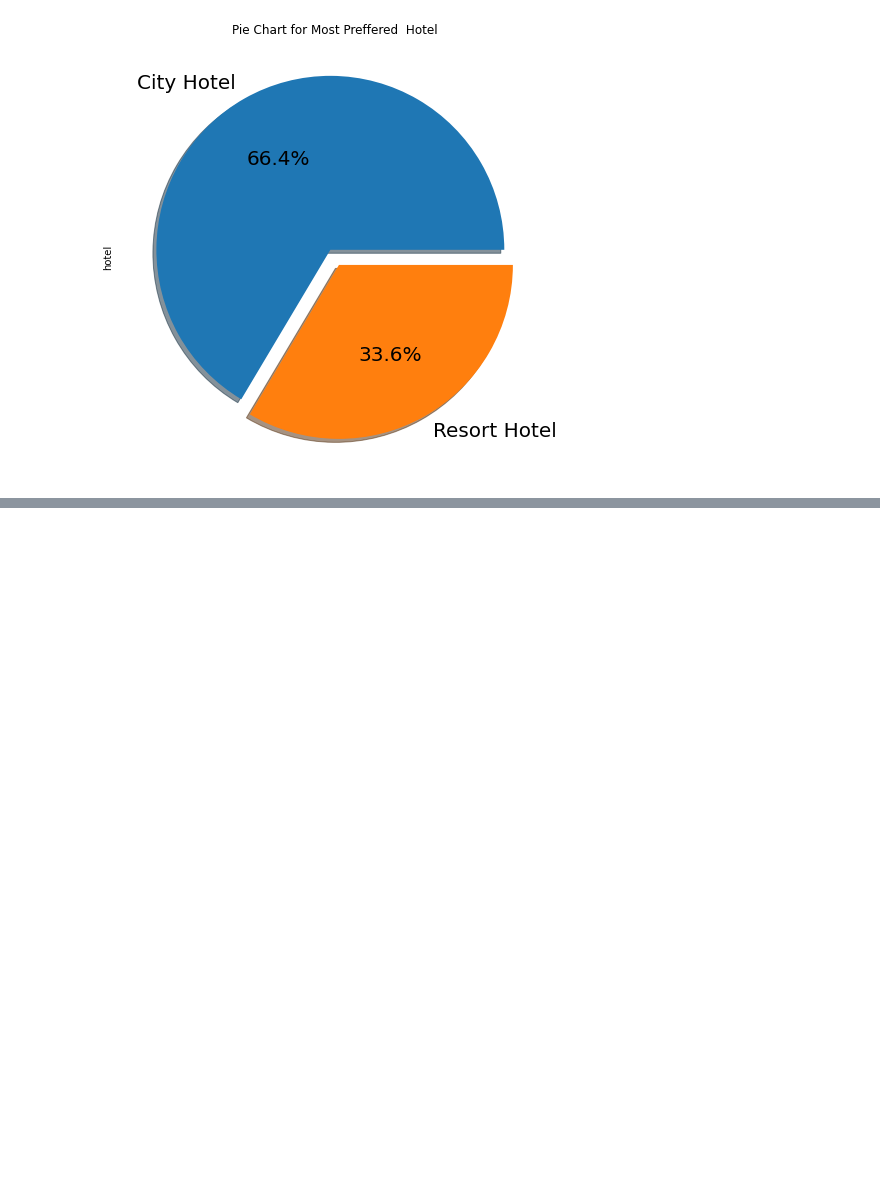
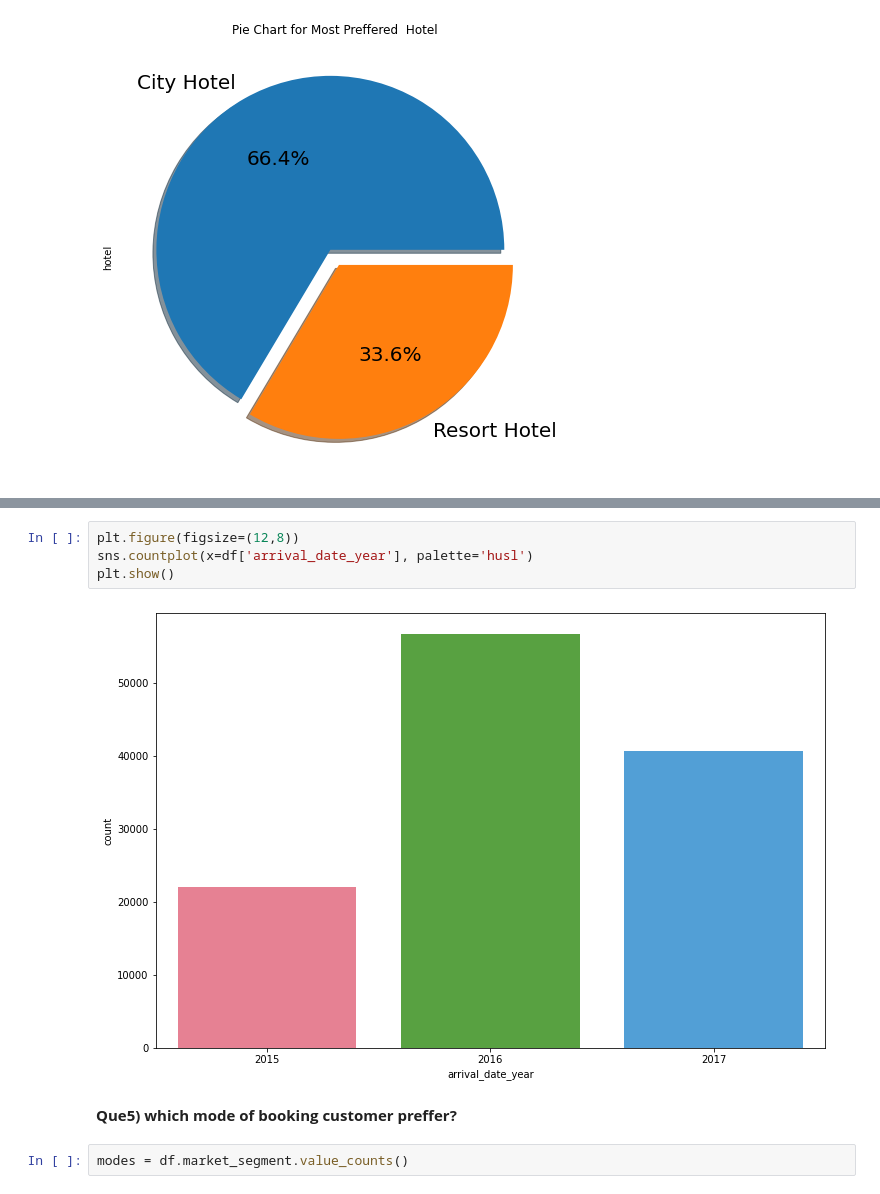
Before and after one commit to SumitAwagan123/hotel-booking-analysis-, a Jupyter notebook: Sumit_Awagan_Hotel_Booking_Analysis_Capstone_Project.ipynb, the cells around one changed output, grey strips where cells are left out. Cells and saved outputs as stored; diff of their text form; blank space fills up the shorter version.

```diff
--- a/Sumit_Awagan_Hotel_Booking_Analysis_Capstone_Project.ipynb
+++ b/Sumit_Awagan_Hotel_Booking_Analysis_Capstone_Project.ipynb
@@ -228,0 +269,10 @@ Text(0.5, 1.0, 'Pie Chart for Most Preffered  Hotel')
+# %%
+plt.figure(figsize=(12,8))
+sns.countplot(x=df['arrival_date_year'], palette='husl')
+plt.show()
+# %% [output]
+[figure, added]
+# %% [markdown]
+**Que5) which mode of booking customer preffer?**
+# %%
+modes = df.market_segment.value_counts()
```
Also changed, not shown: parts of 13 cells of this notebook.
